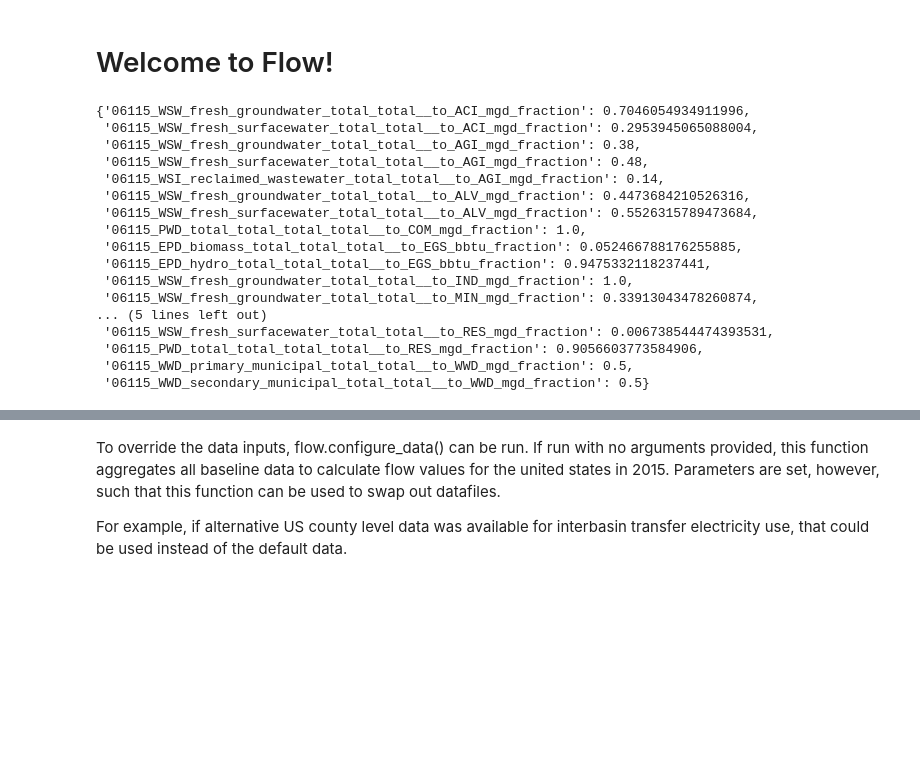
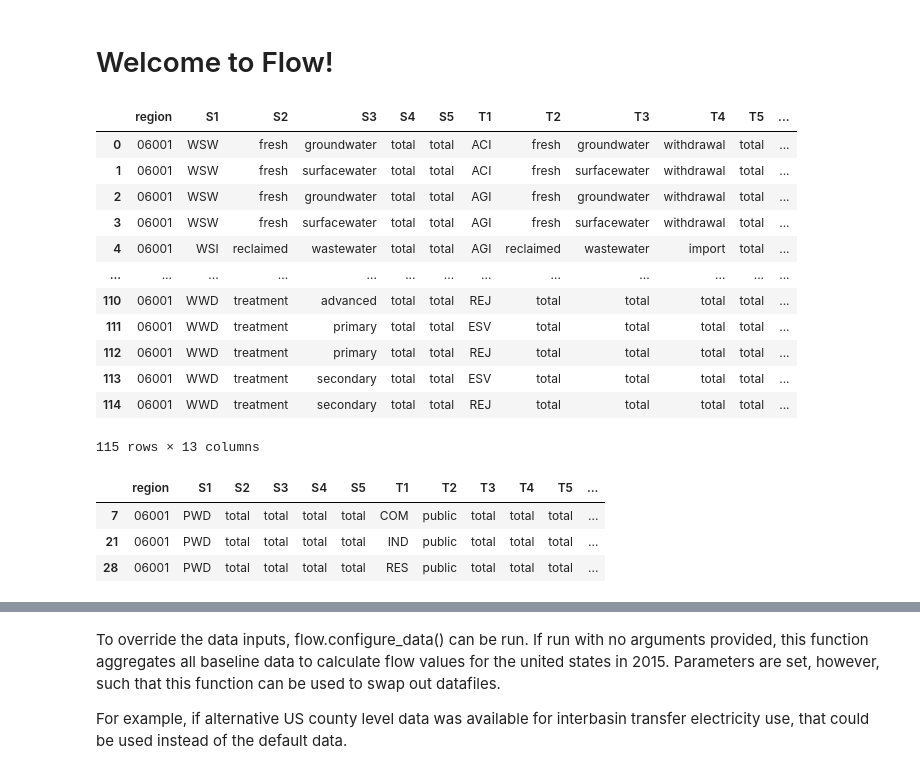
Before and after one commit to pnnl/interflow, a Jupyter notebook: flow_notebook.ipynb, the cells around one changed output, grey strips where cells are left out. Drawn from its saved outputs; the diff is of its cells as text; code cells hidden in the pictures; blank space fills up the shorter version.

Commit message:
add sample data

```diff
--- a/flow_notebook.ipynb
+++ b/flow_notebook.ipynb
@@ -10,23 +10,26 @@ import yaml
 data = pd.read_csv(r"C:\Users\mong275\Local Files\Repos\flow\sample_data\test_output.csv", dtype={'FIPS':str})
 data['FIPS'] = data['FIPS'].apply(lambda x: '{0:0>5}'.format(x))
 # %%
-df = flow.calculate(data=data, level=5, region_name='06115')
+df = flow.calculate(data=data, level=5, region_name='06001')
 df
 # %% [output]
+|  | region | S1 | S2 | S3 | S4 | S5 | T1 | T2 | T3 | T4 | T5 | ... |
+| 0 | 06001 | WSW | fresh | groundwater | total | total | ACI | fresh | groundwater | withdrawal | total | ... |
+| 1 | 06001 | WSW | fresh | surfacewater | total | total | ACI | fresh | surfacewater | withdrawal | total | ... |
+| 2 | 06001 | WSW | fresh | groundwater | total | total | AGI | fresh | groundwater | withdrawal | total | ... |
+| 3 | 06001 | WSW | fresh | surfacewater | total | total | AGI | fresh | surfacewater | withdrawal | total | ... |
+| 4 | 06001 | WSI | reclaimed | wastewater | total | total | AGI | reclaimed | wastewater | import | total | ... |
+| ... | ... | ... | ... | ... | ... | ... | ... | ... | ... | ... | ... | ... |
+| 110 | 06001 | WWD | treatment | advanced | total | total | REJ | total | total | total | total | ... |
+| 111 | 06001 | WWD | treatment | primary | total | total | ESV | total | total | total | total | ... |
+| 112 | 06001 | WWD | treatment | primary | total | total | REJ | total | total | total | total | ... |
+| 113 | 06001 | WWD | treatment | secondary | total | total | ESV | total | total | total | total | ... |
+| 114 | 06001 | WWD | treatment | secondary | total | total | REJ | total | total | total | total | ... |
-{'06115_WSW_fresh_groundwater_total_total__to_ACI_mgd_fraction': 0.7046054934911996,
- '06115_WSW_fresh_surfacewater_total_total__to_ACI_mgd_fraction': 0.2953945065088004,
- '06115_WSW_fresh_groundwater_total_total__to_AGI_mgd_fraction': 0.38,
- '06115_WSW_fresh_surfacewater_total_total__to_AGI_mgd_fraction': 0.48,
- '06115_WSI_reclaimed_wastewater_total_total__to_AGI_mgd_fraction': 0.14,
- '06115_WSW_fresh_groundwater_total_total__to_ALV_mgd_fraction': 0.4473684210526316,
- '06115_WSW_fresh_surfacewater_total_total__to_ALV_mgd_fraction': 0.5526315789473684,
- '06115_PWD_total_total_total_total__to_COM_mgd_fraction': 1.0,
- '06115_EPD_biomass_total_total_total__to_EGS_bbtu_fraction': 0.052466788176255885,
- '06115_EPD_hydro_total_total_total__to_EGS_bbtu_fraction': 0.9475332118237441,
- '06115_WSW_fresh_groundwater_total_total__to_IND_mgd_fraction': 1.0,
- '06115_WSW_fresh_groundwater_total_total__to_MIN_mgd_fraction': 0.33913043478260874,
-... (5 lines left out)
- '06115_WSW_fresh_surfacewater_total_total__to_RES_mgd_fraction': 0.006738544474393531,
- '06115_PWD_total_total_total_total__to_RES_mgd_fraction': 0.9056603773584906,
- '06115_WWD_primary_municipal_total_total__to_WWD_mgd_fraction': 0.5,
- '06115_WWD_secondary_municipal_total_total__to_WWD_mgd_fraction': 0.5}
+115 rows × 13 columns
+# %%
+df[df.region == '06001'][df.S1 == 'PWD']
+# %% [output]
+|  | region | S1 | S2 | S3 | S4 | S5 | T1 | T2 | T3 | T4 | T5 | ... |
+| 7 | 06001 | PWD | total | total | total | total | COM | public | total | total | total | ... |
+| 21 | 06001 | PWD | total | total | total | total | IND | public | total | total | total | ... |
+| 28 | 06001 | PWD | total | total | total | total | RES | public | total | total | total | ... |
```
Also changed, not shown: parts of 4 cells of this notebook, 4 other files.
